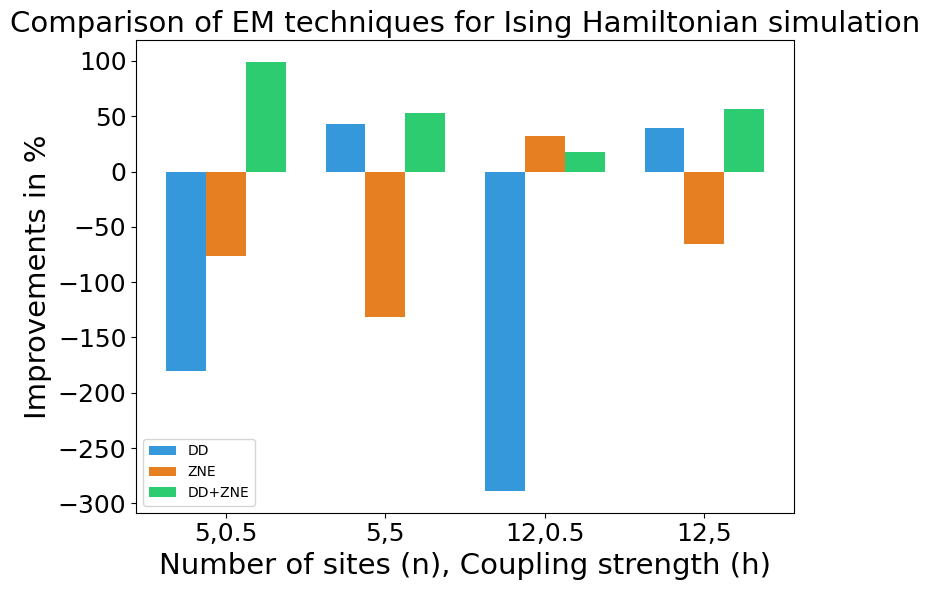
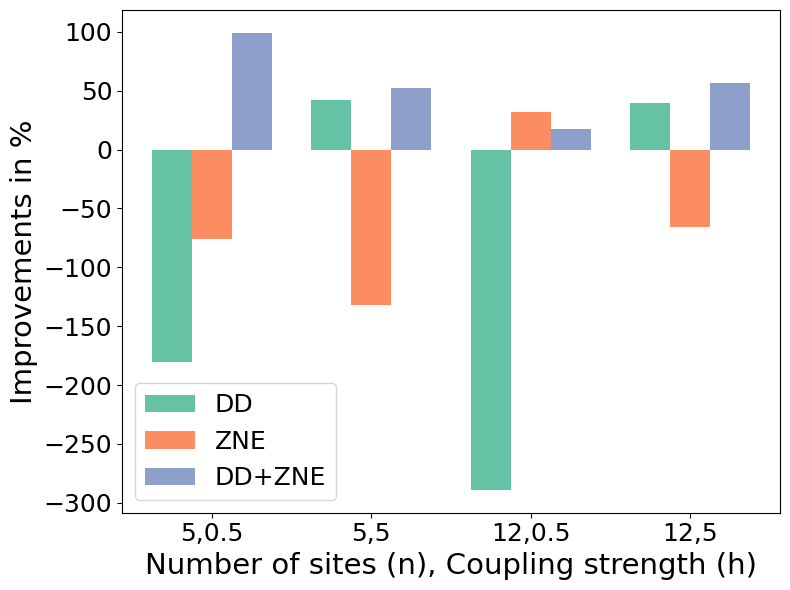
The notebook cell's code change between the first figure and the second:
--- before
+++ after
@@ -15,16 +15,17 @@
 # 3. Create the bars
 # We offset each bar by the width to keep them grouped
-rects1 = ax.bar(x - width, dd_values, width, label='DD', color='#3498db')
-rects2 = ax.bar(x, zne_values, width, label='ZNE', color='#e67e22')
-rects3 = ax.bar(x + width, dd_zne_values, width, label='DD+ZNE', color='#2ecc71')
+rects1 = ax.bar(x - width, dd_values, width, label='DD', color=color_dd)
+rects2 = ax.bar(x, zne_values, width, label='ZNE', color=color_zne)
+rects3 = ax.bar(x + width, dd_zne_values, width, label='DD+ZNE', color=color_dd_zne)
 
 ax.set_xlabel('Number of sites (n), Coupling strength (h)', fontsize=21)
 ax.set_ylabel('Improvements in %', fontsize=21)
-ax.set_title('Comparison of EM techniques for Ising Hamiltonian simulation', fontsize=21)
+# ax.set_title('Comparison of EM techniques for Ising Hamiltonian simulation', fontsize=21)
 ax.set_xticks(x)
 ax.set_xticklabels(groups) # Rotated for better readability
 ax.tick_params(axis='both', which='major', labelsize=18)
-ax.legend()
+ax.legend(fontsize=18, loc='best')
 
 plt.tight_layout()
+plt.savefig('ising_evo.pdf')
 plt.show()

Commit: Update plots colors and legends.